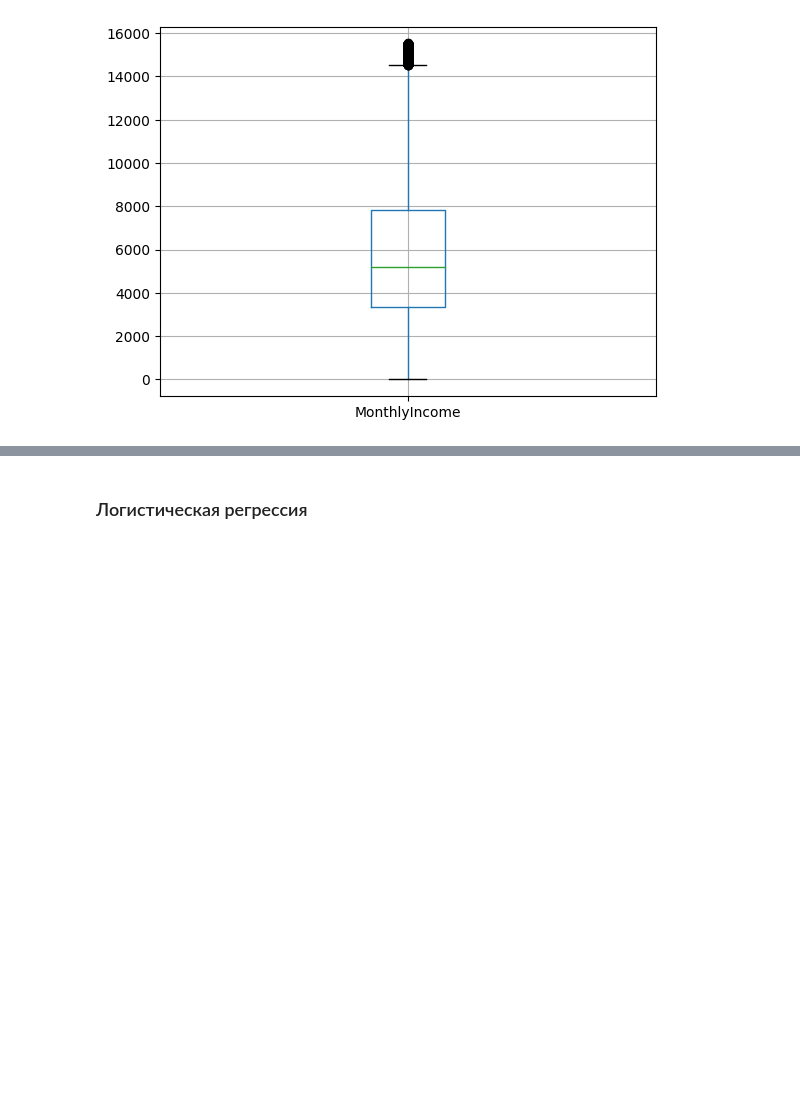
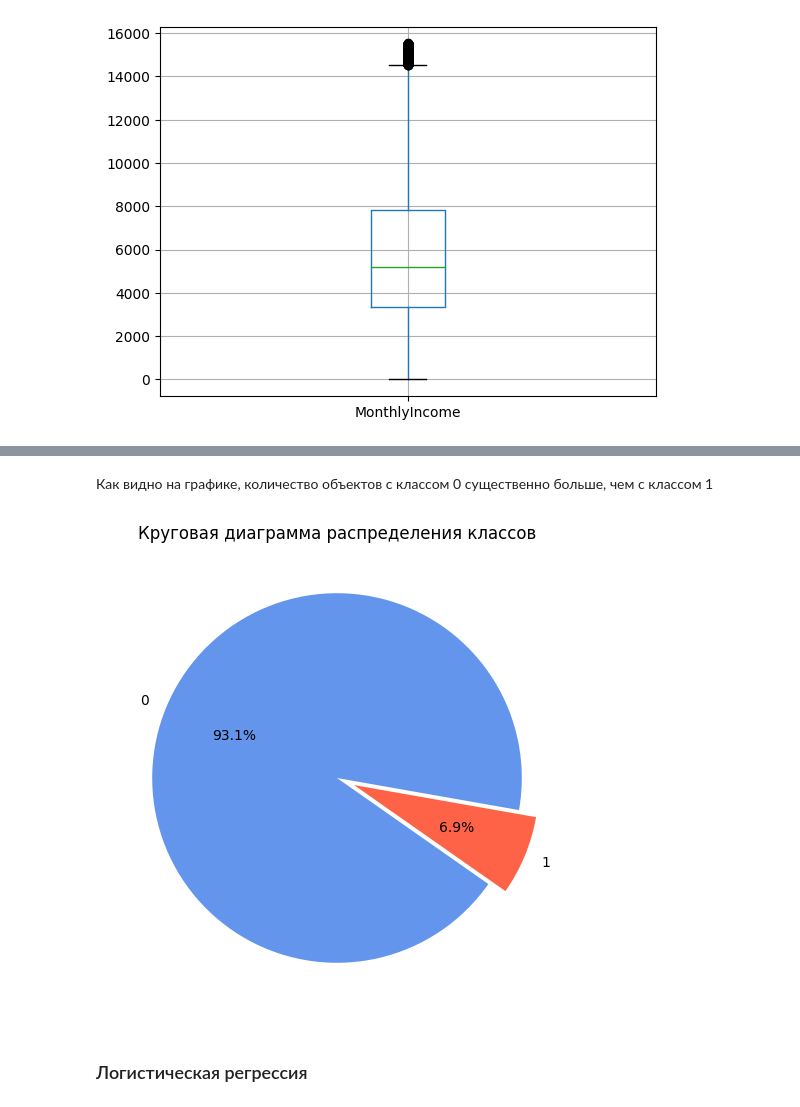
Before and after one commit to fedotov-fedor/credit-scoring, a Jupyter notebook: credit_scoring.ipynb, the cells around one changed output, grey strips where cells are left out. Drawn from its saved outputs; the diff is of its cells as text; code cells hidden in the pictures; blank space fills up the shorter version.

```diff
--- a/credit_scoring.ipynb
+++ b/credit_scoring.ipynb
@@ -158,3 +169,13 @@ train.query("@Q1 - 1.5*@IQR < MonthlyIncome < @Q3 + 1.5*@IQR").boxplot(column="M
+# %% [markdown]
+Как видно на графике, количество объектов с классом 0 существенно больше, чем с классом 1
+# %%
+explode = (0, 0.1)
+plt.figure(figsize=(6,6))
+plt.pie(class_counts, labels=['0', '1'], explode=explode, autopct='%1.1f%%', colors=['cornflowerblue', 'tomato'], startangle=-10)
+plt.title('Круговая диаграмма распределения классов')
+plt.show()
+# %% [output]
+[figure, added]
 # %% [markdown]
 ### Логистическая регрессия
 # %%
```
Also changed, not shown: parts of 3 cells of this notebook.
